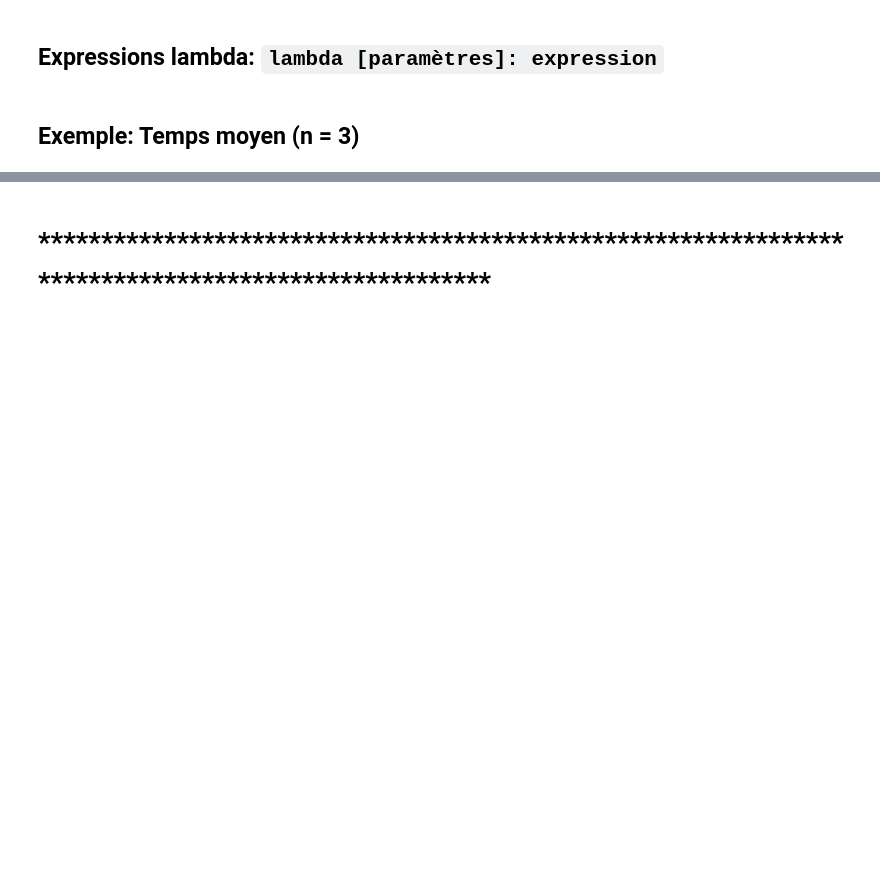
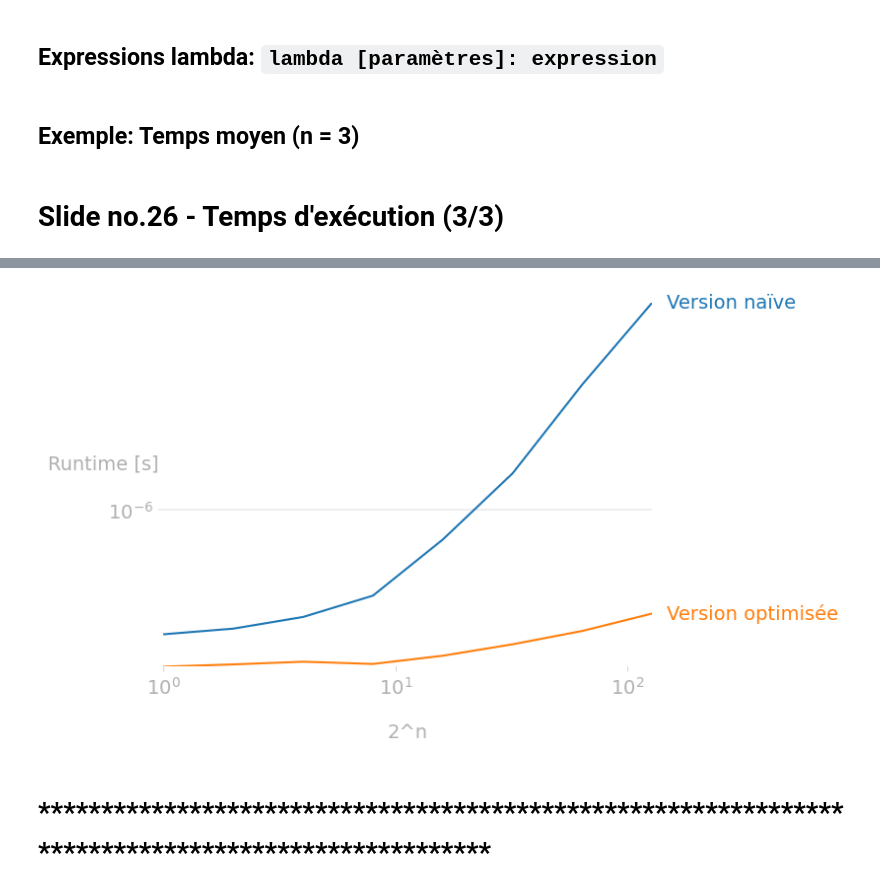
Before and after one commit to iannickgagnon/sagedays_iannick_2026, a Jupyter notebook: python_2/carnet_python_2.ipynb, the cells around one changed output, grey strips where cells are left out. Saved outputs shown, nothing was run; the diff lists cells and outputs as text; code cells hidden in the pictures; blank space fills up the shorter version.

Commit message:
feat: Add python_2 notebook cells for slide no.26

```diff
--- a/python_2/carnet_python_2.ipynb
+++ b/python_2/carnet_python_2.ipynb
@@ -758,3 +758,5 @@ moyenne_temps_2 = mean(temps_2)
 
 print(f"Version 1 : {moyenne_temps_1} s")
 print(f"Version 2 : {moyenne_temps_2} s")
+# %% [markdown]
+# Slide no.26 - Temps d'exécution (3/3)
@@ -760,0 +765,47 @@ print(f"Version 2 : {moyenne_temps_2} s")
+# %%
+import perfplot
+from random import randint
+
+def calculer_puissance_1(base: int, puissance: int) -> int:
+  """
+  Calcule la puissance d'une base donnée par multiplications successives.
+  """
+  resultat: int = 1
+  for _ in range(puissance):
+    resultat *= base
+  return resultat
+
+def calculer_puissance_2(base: int, puissance: int) -> int:
+    """
+    Calcule la base d'une puissance donnée avec l'opérateur natif puissance (int.__pow__()).
+    """
+    return base ** puissance
+
+perfplot.show(
+
+    # Transformation appliquée sur la taille d'entrée: Aucune (n -> n)
+    setup=lambda n: n,
+
+    # Liste de fonctions à tester en fonction de la taille d'entrée
+    kernels=[
+        lambda n: calculer_puissance_1(2, n),
+        lambda n: calculer_puissance_2(2, n),
+    ],
+
+    # Étiquettes pour les différentes méthodes 'kernels' ci-dessus
+    labels=[
+        "Version naïve",
+        "Version optimisée",
+    ],
+
+    # Les valeur de tailles d'entrées à tester (n)
+    n_range=[2 ** i for i in range(8)],
+
+    # L'étiquette de l'axe horizontal (x)
+    xlabel="2^n",
+
+    # Vérifier que les valeurs retournées sont pareilles (c.-à-d. comparer des pommes avec des pommes)
+    equality_check=lambda x, y: x == y,
+
+)
+# %% [output]
@@ -761,3 +814,4 @@ print(f"Version 2 : {moyenne_temps_2} s")
+[figure, added]
 # %% [markdown]
 # ****************************************************************************************************
 # %%
```
Also changed, not shown: parts of 11 cells of this notebook.
